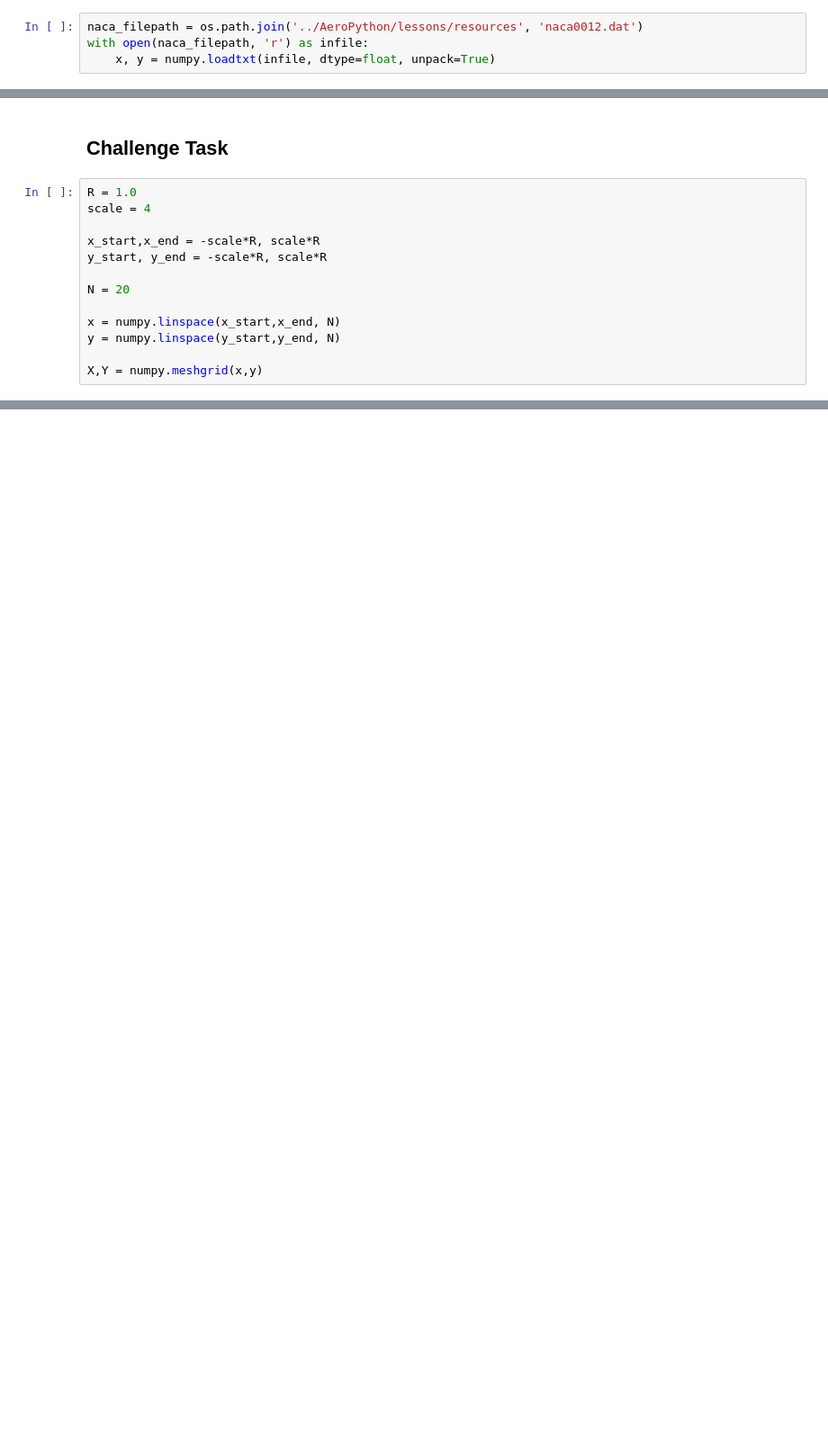
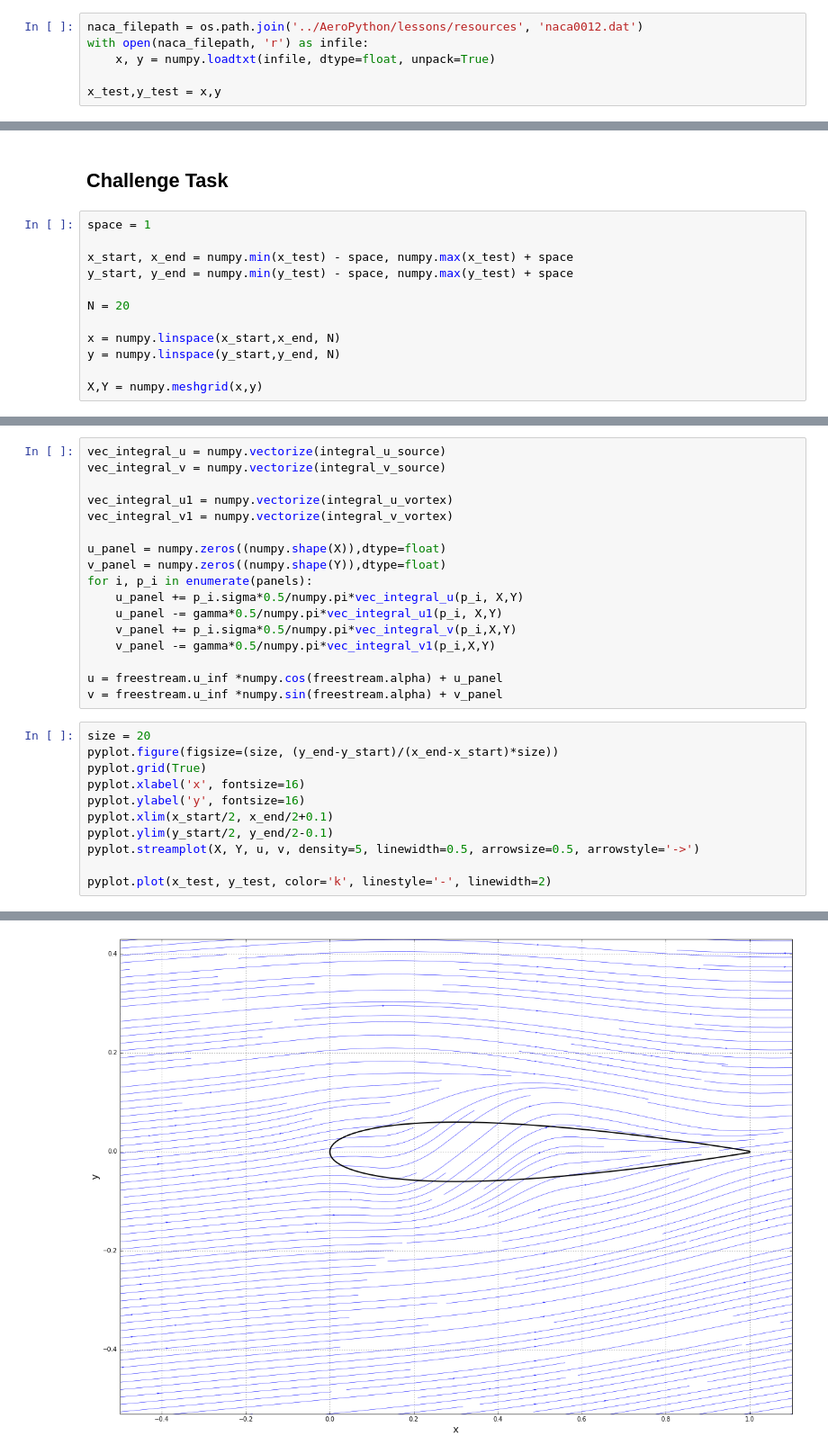
Before and after one commit to zhenyushi/mae6226_workspace, a Jupyter notebook: Lesson11.ipynb, the cells around one changed output, grey strips where cells are left out. Shown: that part at 90% size. Cells and saved outputs as stored; diff of their text form; blank space fills up the shorter version.

```diff
--- a/Lesson11.ipynb
+++ b/Lesson11.ipynb
@@ -10,6 +10,8 @@ from matplotlib import pyplot
 naca_filepath = os.path.join('../AeroPython/lessons/resources', 'naca0012.dat')
 with open(naca_filepath, 'r') as infile:
     x, y = numpy.loadtxt(infile, dtype=float, unpack=True)
+
+x_test,y_test = x,y
 # %%
 width = 10
 pyplot.figure(figsize=(width, width))
@@ -427,11 +437,10 @@ lift coefficient: CL = 0.506
 # %% [markdown]
 ## Challenge Task
 # %%
-R = 1.0
-scale = 4
+space = 1
 
-x_start,x_end = -scale*R, scale*R
-y_start, y_end = -scale*R, scale*R
+x_start, x_end = numpy.min(x_test) - space, numpy.max(x_test) + space
+y_start, y_end = numpy.min(y_test) - space, numpy.max(y_test) + space
 
 N = 20
 
@@ -441,0 +483,29 @@ X,Y = numpy.meshgrid(x,y)
+# %%
+vec_integral_u = numpy.vectorize(integral_u_source)
+vec_integral_v = numpy.vectorize(integral_v_source)
+
+vec_integral_u1 = numpy.vectorize(integral_u_vortex)
+vec_integral_v1 = numpy.vectorize(integral_v_vortex)
+
+u_panel = numpy.zeros((numpy.shape(X)),dtype=float)
+v_panel = numpy.zeros((numpy.shape(Y)),dtype=float)
+for i, p_i in enumerate(panels):
+    u_panel += p_i.sigma*0.5/numpy.pi*vec_integral_u(p_i, X,Y)
+    u_panel -= gamma*0.5/numpy.pi*vec_integral_u1(p_i, X,Y)
+    v_panel += p_i.sigma*0.5/numpy.pi*vec_integral_v(p_i,X,Y)
+    v_panel -= gamma*0.5/numpy.pi*vec_integral_v1(p_i,X,Y)
+
+u = freestream.u_inf *numpy.cos(freestream.alpha) + u_panel
+v = freestream.u_inf *numpy.sin(freestream.alpha) + v_panel
+# %%
+size = 20
+pyplot.figure(figsize=(size, (y_end-y_start)/(x_end-x_start)*size))
+pyplot.grid(True)
+pyplot.xlabel('x', fontsize=16)
+pyplot.ylabel('y', fontsize=16)
+pyplot.xlim(x_start/2, x_end/2+0.1)
+pyplot.ylim(y_start/2, y_end/2-0.1)
+pyplot.streamplot(X, Y, u, v, density=5, linewidth=0.5, arrowsize=0.5, arrowstyle='->')
+
+pyplot.plot(x_test, y_test, color='k', linestyle='-', linewidth=2)
+# %% [output]
@@ -441,0 +513 @@ X,Y = numpy.meshgrid(x,y)
+[figure, added]
```
Also changed, not shown: parts of 9 cells of this notebook.
